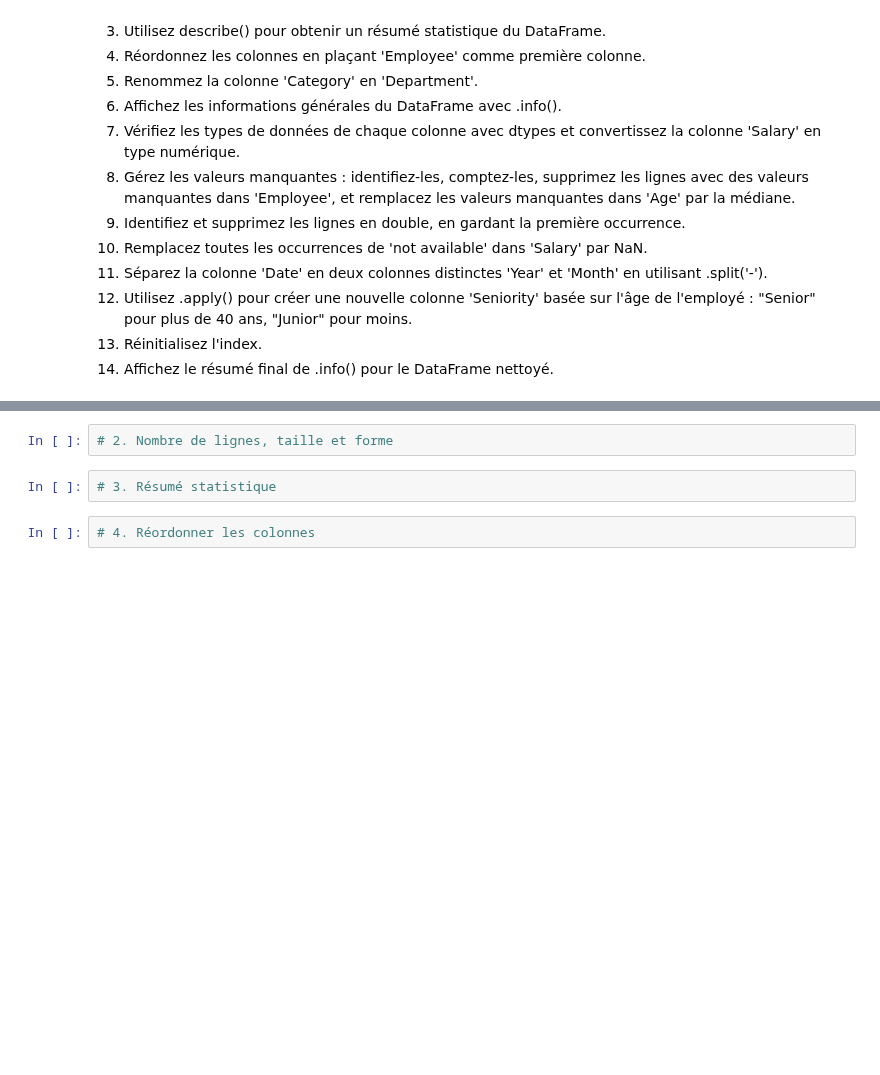
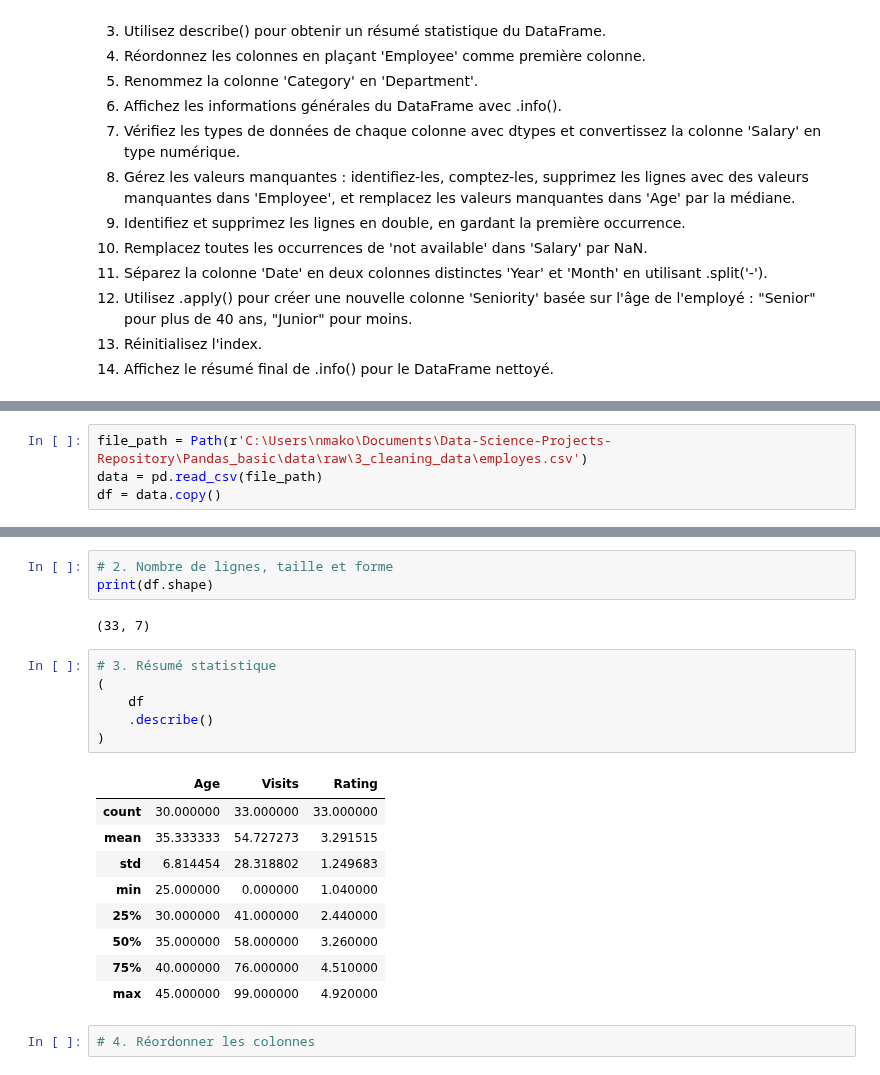
Before and after one commit to nevillemakoyi/Pandas_basic, a Jupyter notebook: notebooks/3 - data cleaning avec pandas - Exercice - élève .ipynb, the cells around one changed output, grey strips where cells are left out. Cells and saved outputs as stored; diff of their text form; blank space fills up the shorter version.

```diff
--- a/notebooks/3 - data cleaning avec pandas - Exercice - élève .ipynb
+++ b/notebooks/3 - data cleaning avec pandas - Exercice - élève .ipynb
@@ -28,2 +27,6 @@ df = pd.read_csv('employes.csv')
+# %%
+file_path = Path(r'C:\Users\nmako\Documents\Data-Science-Projects-Repository\Pandas_basic\data\raw\3_cleaning_data\employes.csv')
+data = pd.read_csv(file_path)
+df = data.copy()
 # %%
 #1. Afficher les premières et dernières lignes
@@ -30,7 +50,24 @@ df = pd.read_csv('employes.csv')
 # %%
 # 2. Nombre de lignes, taille et forme
+print(df.shape)
+# %% [output]
+(33, 7)
 # %%
 # 3. Résumé statistique
+(
+    df
+    .describe()
+)
+# %% [output]
+|  | Age | Visits | Rating |
+| count | 30.000000 | 33.000000 | 33.000000 |
+| mean | 35.333333 | 54.727273 | 3.291515 |
+| std | 6.814454 | 28.318802 | 1.249683 |
+| min | 25.000000 | 0.000000 | 1.040000 |
+| 25% | 30.000000 | 41.000000 | 2.440000 |
+| 50% | 35.000000 | 58.000000 | 3.260000 |
+| 75% | 40.000000 | 76.000000 | 4.510000 |
+| max | 45.000000 | 99.000000 | 4.920000 |
 # %%
 # 4. Réordonner les colonnes
 # %%
```
Also changed, not shown: parts of 2 cells of this notebook, 1 other file.
